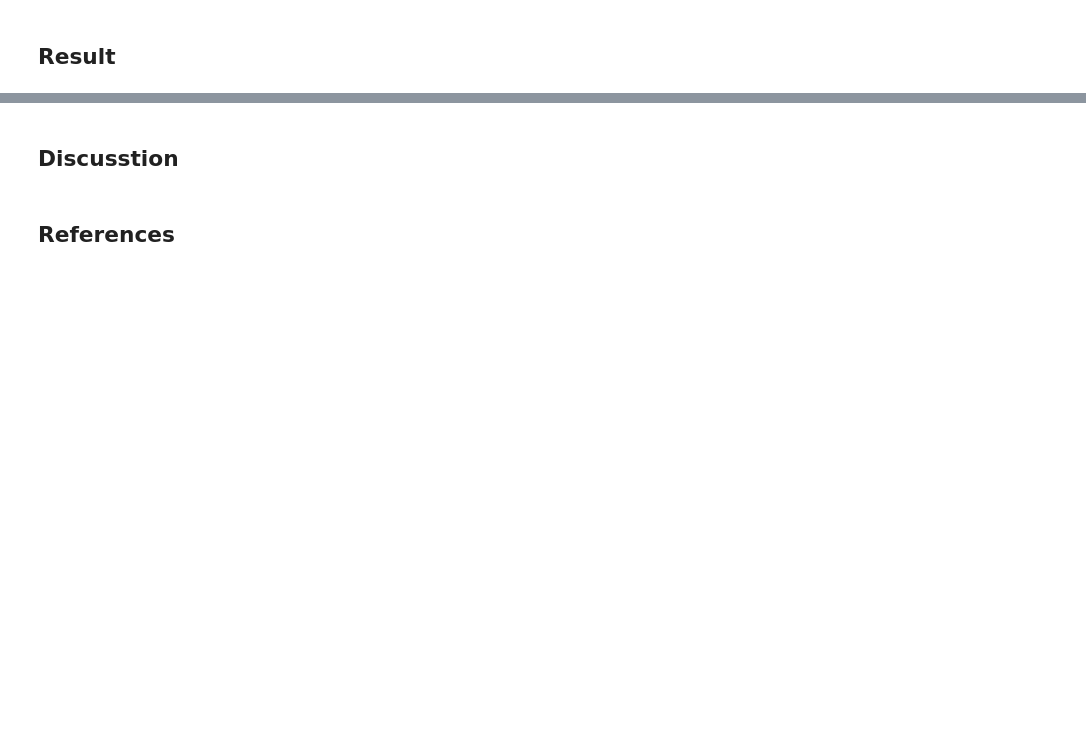
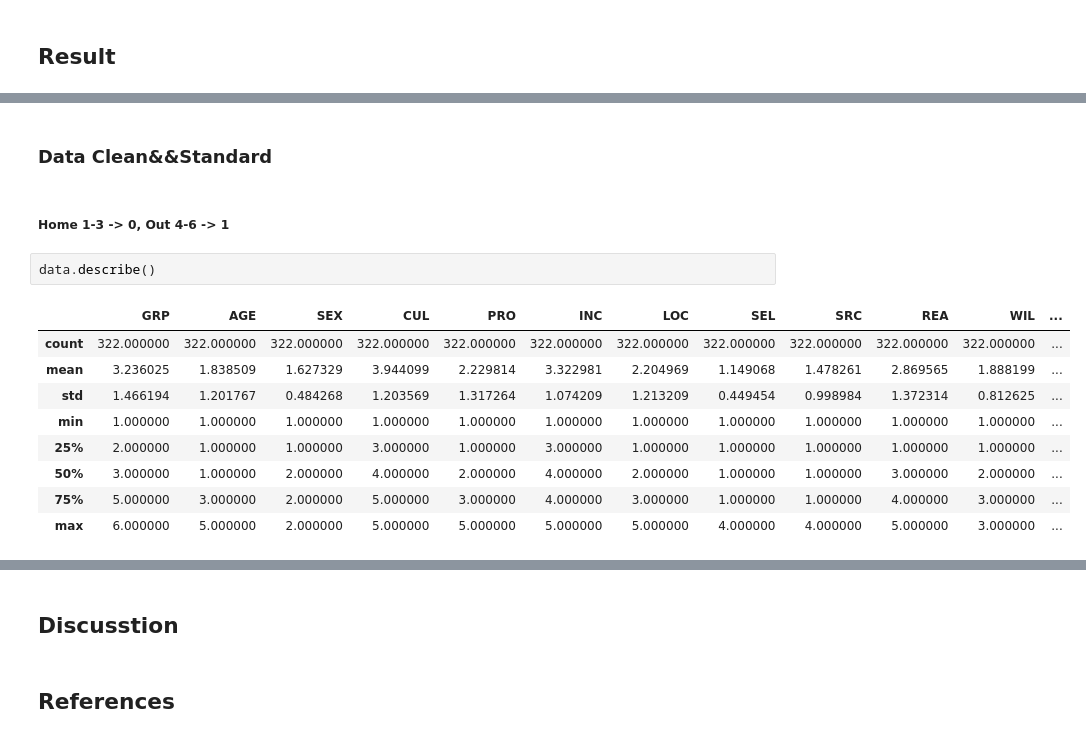
Before and after one commit to dearfad/mmhelper, a Jupyter notebook: care_for_aged.ipynb, the cells around one changed output, grey strips where cells are left out. Saved outputs shown, nothing was run; the diff lists cells and outputs as text; blank space fills up the shorter version.

```diff
--- a/care_for_aged.ipynb
+++ b/care_for_aged.ipynb
@@ -42,0 +109,16 @@ Machine Learning, Care, Aged
+# %% [markdown]
+### Data Clean&&Standard
+# %% [markdown]
+##### Home 1-3 -> 0, Out 4-6 -> 1
+# %%
+data.describe()
+# %% [output]
+|  | GRP | AGE | SEX | CUL | PRO | INC | LOC | SEL | SRC | REA | WIL | ... |
+| count | 322.000000 | 322.000000 | 322.000000 | 322.000000 | 322.000000 | 322.000000 | 322.000000 | 322.000000 | 322.000000 | 322.000000 | 322.000000 | ... |
+| mean | 3.236025 | 1.838509 | 1.627329 | 3.944099 | 2.229814 | 3.322981 | 2.204969 | 1.149068 | 1.478261 | 2.869565 | 1.888199 | ... |
+| std | 1.466194 | 1.201767 | 0.484268 | 1.203569 | 1.317264 | 1.074209 | 1.213209 | 0.449454 | 0.998984 | 1.372314 | 0.812625 | ... |
+| min | 1.000000 | 1.000000 | 1.000000 | 1.000000 | 1.000000 | 1.000000 | 1.000000 | 1.000000 | 1.000000 | 1.000000 | 1.000000 | ... |
+| 25% | 2.000000 | 1.000000 | 1.000000 | 3.000000 | 1.000000 | 3.000000 | 1.000000 | 1.000000 | 1.000000 | 1.000000 | 1.000000 | ... |
+| 50% | 3.000000 | 1.000000 | 2.000000 | 4.000000 | 2.000000 | 4.000000 | 2.000000 | 1.000000 | 1.000000 | 3.000000 | 2.000000 | ... |
+| 75% | 5.000000 | 3.000000 | 2.000000 | 5.000000 | 3.000000 | 4.000000 | 3.000000 | 1.000000 | 1.000000 | 4.000000 | 3.000000 | ... |
+| max | 6.000000 | 5.000000 | 2.000000 | 5.000000 | 5.000000 | 5.000000 | 5.000000 | 4.000000 | 4.000000 | 5.000000 | 3.000000 | ... |
```
Also changed, not shown: parts of 28 cells of this notebook.
